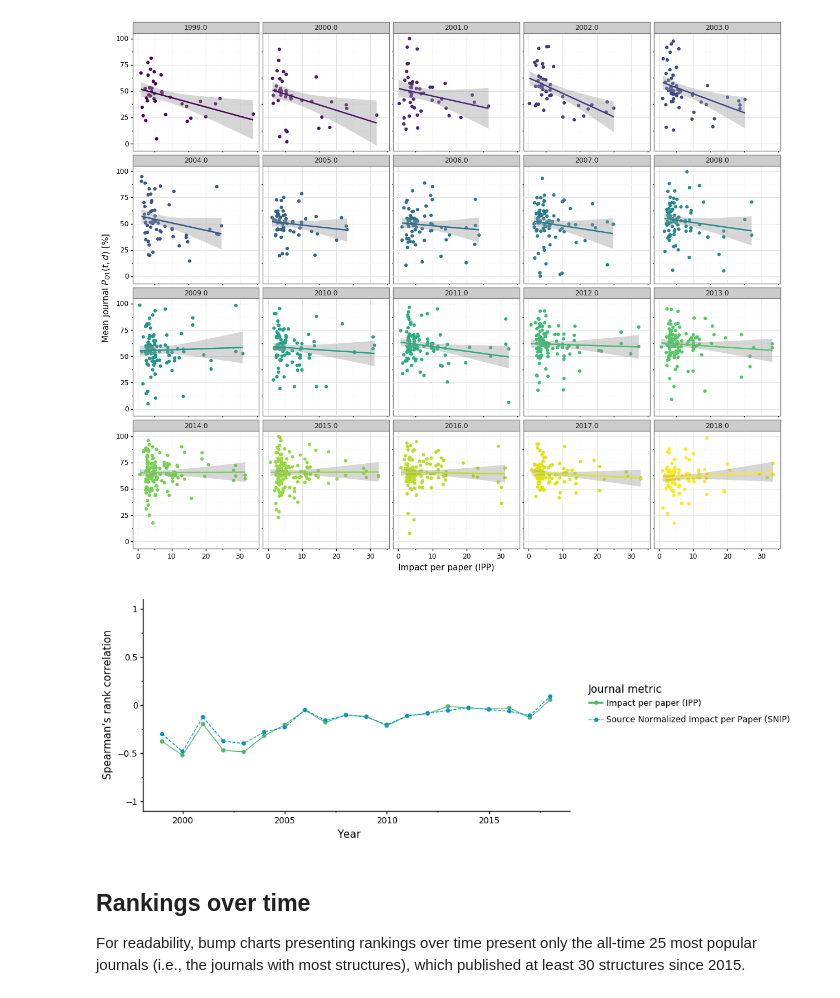
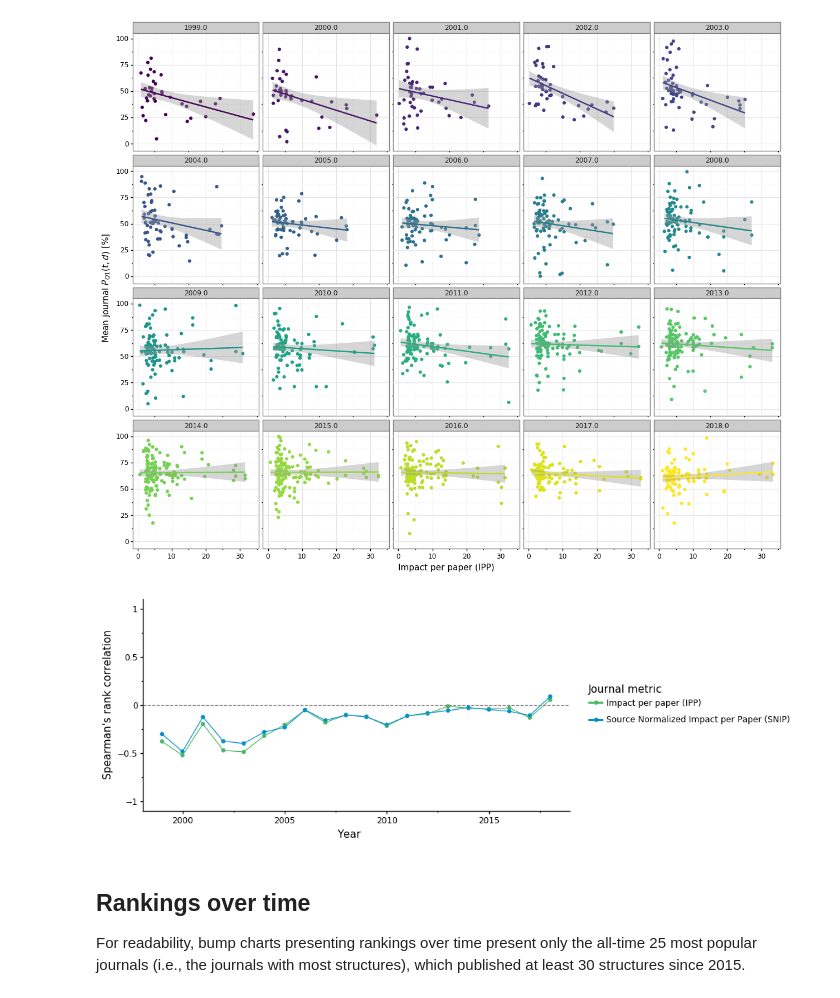
Before and after one commit to dabrze/pdb_structure_quality, a Jupyter notebook: PDB analysis.ipynb, the cells around one changed output. Drawn from its saved outputs; the diff is of its cells as text; code cells hidden in the pictures.

Commit message:
Impact correlation figure

```diff
--- a/PDB analysis.ipynb
+++ b/PDB analysis.ipynb
@@ -1165,36 +1165,37 @@ for y in range(20):
     year = y+1999
 
     plot_years.append(year)
     plot_metrics.append("Impact per paper (IPP)")
     plot_correlations.append(spearmanr(ranking_for_year.loc[ranking_for_year.Year == year, "IPP"],
              ranking_for_year.loc[ranking_for_year.Year == year, "Q1(td) percentile"])[0])
 
     plot_years.append(year)
     plot_metrics.append("Source Normalized Impact per Paper (SNIP)")
     plot_correlations.append(spearmanr(ranking_for_year.loc[ranking_for_year.Year == year, "SNIP"],
              ranking_for_year.loc[ranking_for_year.Year == year, "Q1(td) percentile"])[0])
 
     6.06016615279205
 
 correlations_df = pd.DataFrame({"Year": plot_years, "Correlation": plot_correlations, "Metric": plot_metrics})
 
 with warnings.catch_warnings():
     warnings.simplefilter("ignore")
-    p = (ggplot(correlations_df, aes(x="Year", y="Correlation", color="Metric", linetype="Metric")) +
+    p = (ggplot(correlations_df, aes(x="Year", y="Correlation", color="Metric")) +
          geom_point() +
          geom_line() +
          theme_classic() +
          ylim(-1,1) +
-         ylab("Spearman's rank correlation") + labs(color = "Journal metric", linetype = "Journal metric") +
+         geom_hline(yintercept=0, linetype="dashed", color = "gray") +
+         ylab("Spearman's rank correlation") + labs(color = "Journal metric") +
          scale_color_manual(values = ["#4AB668", "#0091CC"]) +
          theme(axis_text_x=element_text(colour="black"), axis_text_y=element_text(colour="black"))
     )
     p.save("results/images/impact_quality_correlation_over_time.svg")
     p.save("results/images/impact_quality_correlation_over_time.pdf")
 #     p = p + labs(title="Impact-quality correlation over time")
     p.draw();
 # %% [output]
-[figure, old version]
+[figure, new version]
 # %% [markdown]
 ## Rankings over time
 
```
Also changed, not shown: 2 other files.
